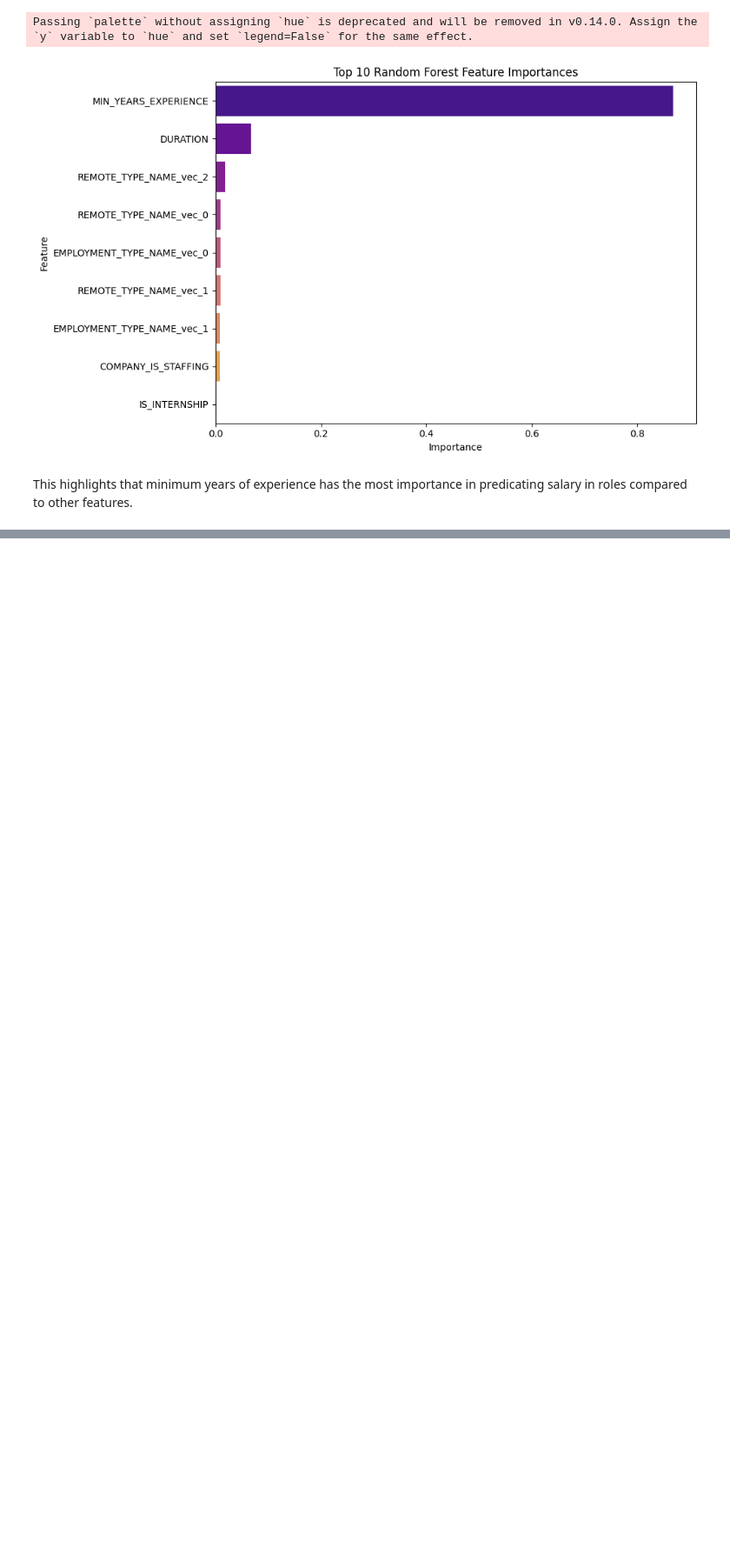
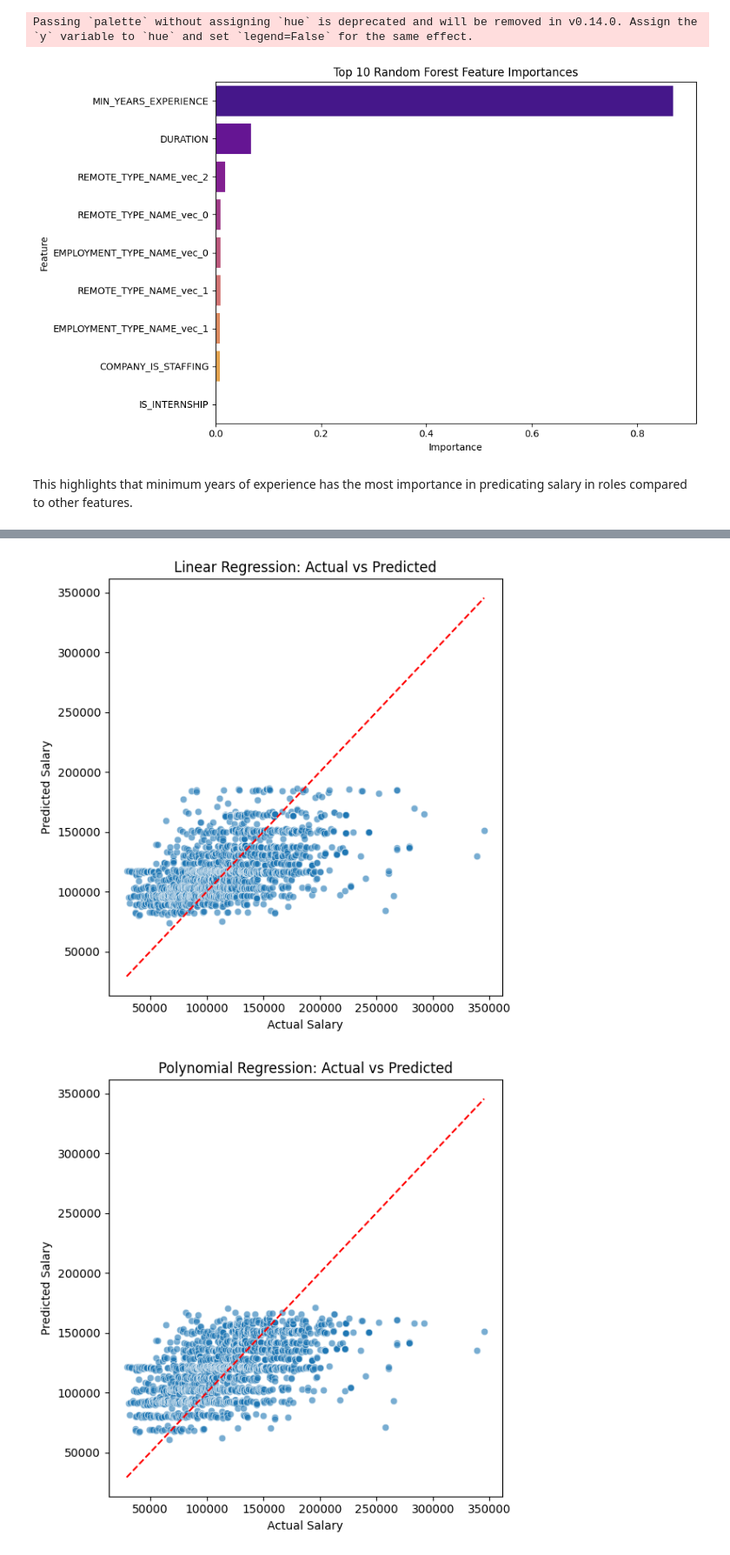
Before and after one commit to met-ad-688/assignment-04-tanyasiii, a Jupyter notebook: assignment04-tanyasiii.ipynb, the cells around one changed output, grey strips where cells are left out. Shown at 87% size. Drawn from its saved outputs; the diff is of its cells as text; code cells hidden in the pictures; blank space fills up the shorter version.

Commit message:
the 3 graphs before their metrics

```diff
--- a/assignment04-tanyasiii.ipynb
+++ b/assignment04-tanyasiii.ipynb
@@ -467,0 +470,35 @@ This highlights that minimum years of experience has the most importance in pred
+# %%
+import matplotlib.pyplot as plt
+import seaborn as sns
+import pandas as pd
+import numpy as np
+
+# Generate predictions
+pred_lr = lin_reg_fit.transform(reg_test).select("SALARY", "prediction").toPandas()
+pred_lr.rename(columns={"prediction": "Predicted"}, inplace=True)
+
+pred_poly = poly_model.transform(reg_test).select("SALARY", "prediction").toPandas()
+pred_poly.rename(columns={"prediction": "Predicted"}, inplace=True)
+
+pred_rf = rf_model.transform(reg_test).select("SALARY", "prediction").toPandas()
+pred_rf.rename(columns={"prediction": "Predicted"}, inplace=True)
+
+# Function to plot Actual vs Predicted
+def plot_actual_vs_predicted(df, model_name):
+    plt.figure(figsize=(6,6))
+    sns.scatterplot(x="SALARY", y="Predicted", data=df, alpha=0.6)
+    plt.plot([df["SALARY"].min(), df["SALARY"].max()],
+             [df["SALARY"].min(), df["SALARY"].max()], color='red', linestyle='--')
+    plt.xlabel("Actual Salary")
+    plt.ylabel("Predicted Salary")
+    plt.title(f"{model_name}: Actual vs Predicted")
+    plt.tight_layout()
+    plt.show()
+
+# Plot each model
+plot_actual_vs_predicted(pred_lr, "Linear Regression")
+plot_actual_vs_predicted(pred_poly, "Polynomial Regression")
+plot_actual_vs_predicted(pred_rf, "Random Forest")
+# %% [output]
+[figure, added]
+[figure, added]
```
Also changed, not shown: parts of 2 cells of this notebook.
